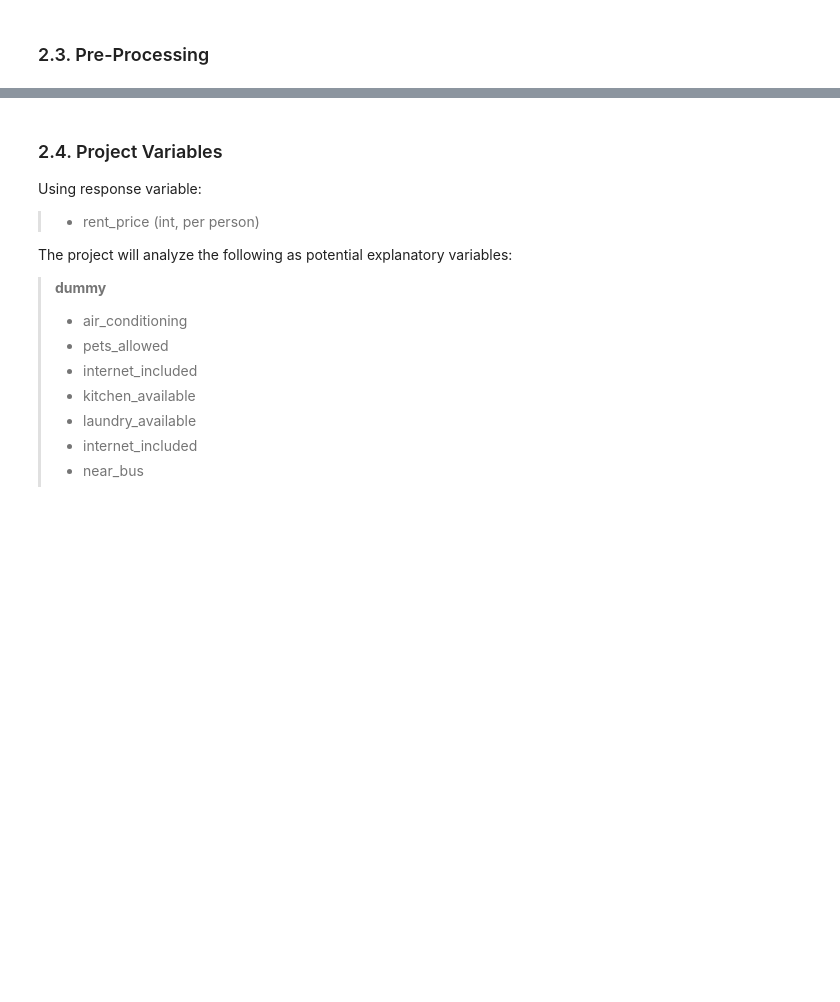
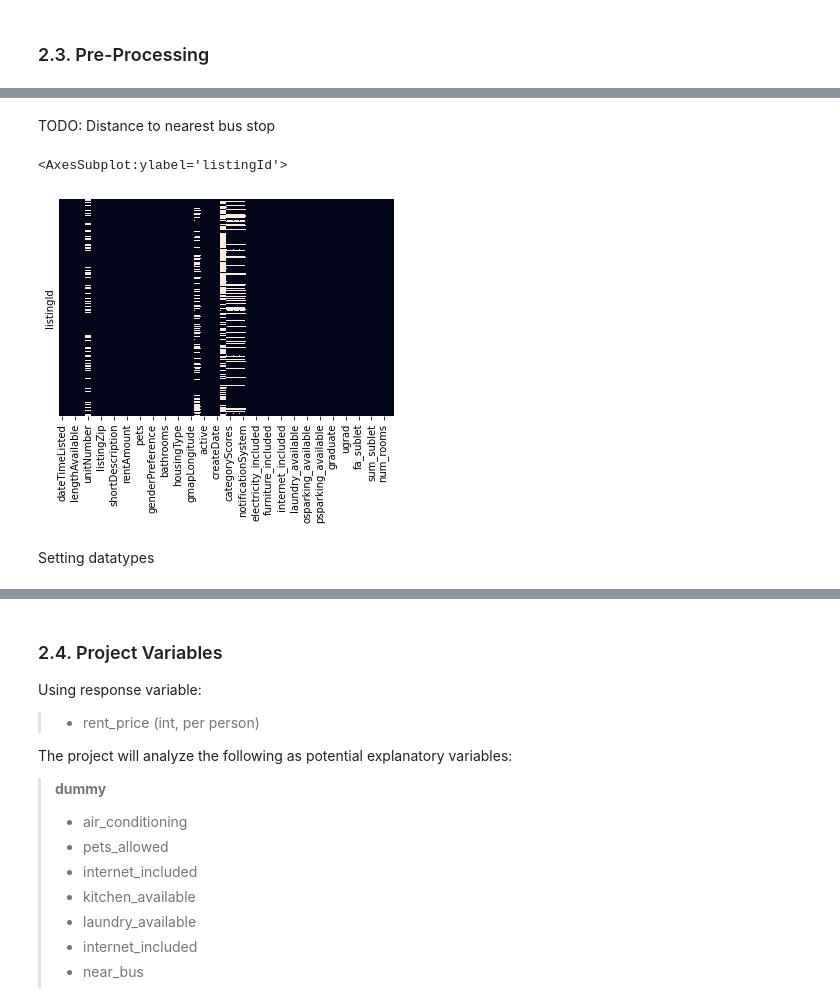
Before and after one commit to nathanblumenfeld/collegetownrent, a Jupyter notebook: updated.ipynb, the cells around one changed output, grey strips where cells are left out. Saved outputs shown, nothing was run; the diff lists cells and outputs as text; code cells hidden in the pictures; blank space fills up the shorter version.

Commit message:
major improvements to extraction, transformation

```diff
--- a/updated.ipynb
+++ b/updated.ipynb
@@ -343,0 +159,21 @@ df
+# %%
+def extract(url="https://listings.offcampusliving.cornell.edu/api/listing/", start=1, end=10, wait=0.01):
+    """
+    Sends GET request to Off-Campus Listing Database, parses JSON, and returns DataFrame with non-null rows.
+
+    param start: int
+    param end: int
+    param wait: float
+    rtype: pd.DataFrame
+    """
+    entries = []
+    for i in range(start,end+1):
+        response = requests.get(url+str(i))
+        listing_json = response.json()
+        if listing_json is not None:
+            entries.append(listing_json[0])
+        time.sleep(wait)
+    return pd.DataFrame(entries)
+# %%
+df = extract(end=3603)
+df
@@ -344,9 +193,3 @@ df
 # %% [markdown]
 <a id="data/processing"></a>
 ### 2.3. Pre-Processing
-# %%
-df = df.drop(df.columns[0], axis=1)
-df = df.rename(columns={"listingAddress": "address", "unitNumber":"unit_number", "rentAmount":"rent", "rentType":"rent_type","pets":"pets_allowed", "dateAvailable":"date_available",
-                        "gmapLatitude":"latitude", "gmapLongitude":"longitude", "housingType":"housing_type"})
-df = df.set_index("listingId")
-df
@@ -477,0 +328,2 @@ df
+# %% [markdown]
+TODO: Distance to nearest bus stop
@@ -477,0 +351,9 @@ df
+# %%
+sns.heatmap(df.isna(),
+            yticklabels=False,
+            cbar=False)
+# %% [output]
+<AxesSubplot:ylabel='listingId'>
+[figure, added]
+# %% [markdown]
+Setting datatypes
```
Also changed, not shown: parts of 47 cells of this notebook, 3 other files.
